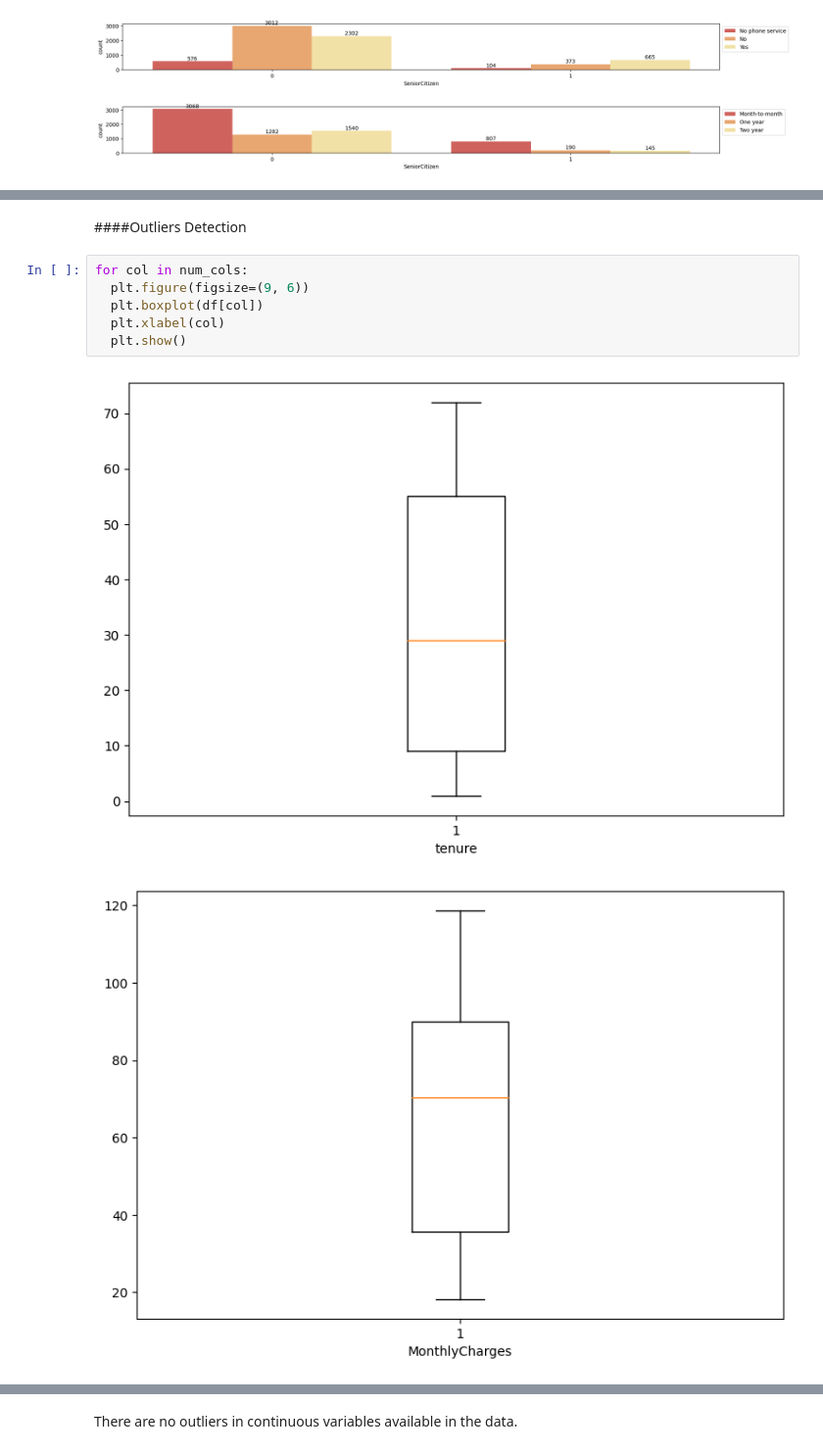
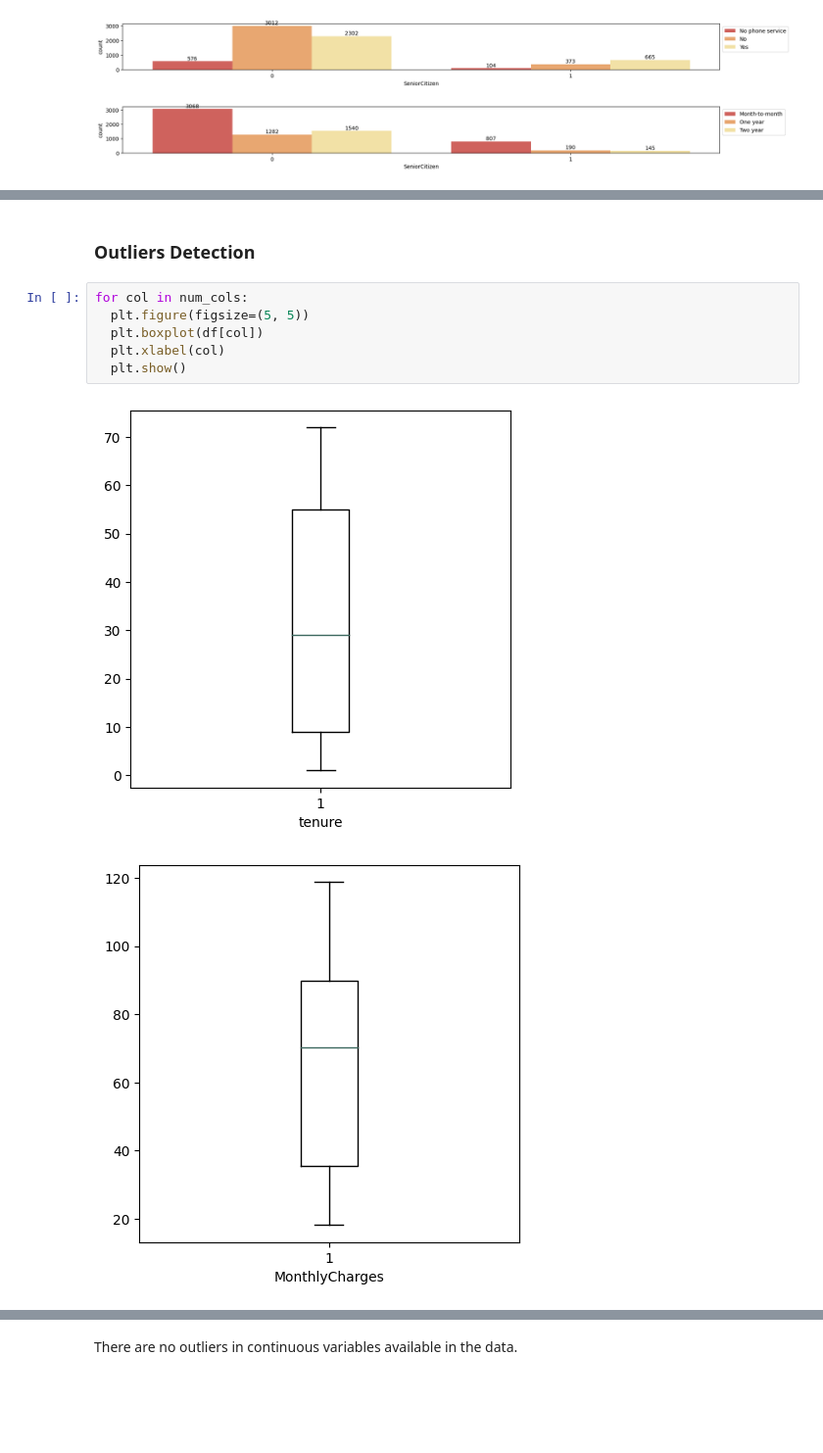
Before and after one commit to kanishkagargg/Customer-Churn-Prediction, a Jupyter notebook: Customer_Churn_Prediction.ipynb, the cells around one changed output, grey strips where cells are left out. Shown at 98% size. Saved outputs shown, nothing was run; the diff lists cells and outputs as text; blank space fills up the shorter version.

```diff
--- a/Customer_Churn_Prediction.ipynb
+++ b/Customer_Churn_Prediction.ipynb
@@ -385,11 +433,11 @@ for i in enumerate(cols):
 # %% [markdown]
-####Outliers Detection
+### Outliers Detection
 # %%
 for col in num_cols:
-  plt.figure(figsize=(9, 6))
+  plt.figure(figsize=(5, 5))
   plt.boxplot(df[col])
   plt.xlabel(col)
   plt.show()
 # %% [output]
-[figure, old version]
+[figure, new version]
-[figure, old version]
+[figure, new version]
```
Also changed, not shown: parts of 60 cells of this notebook.
